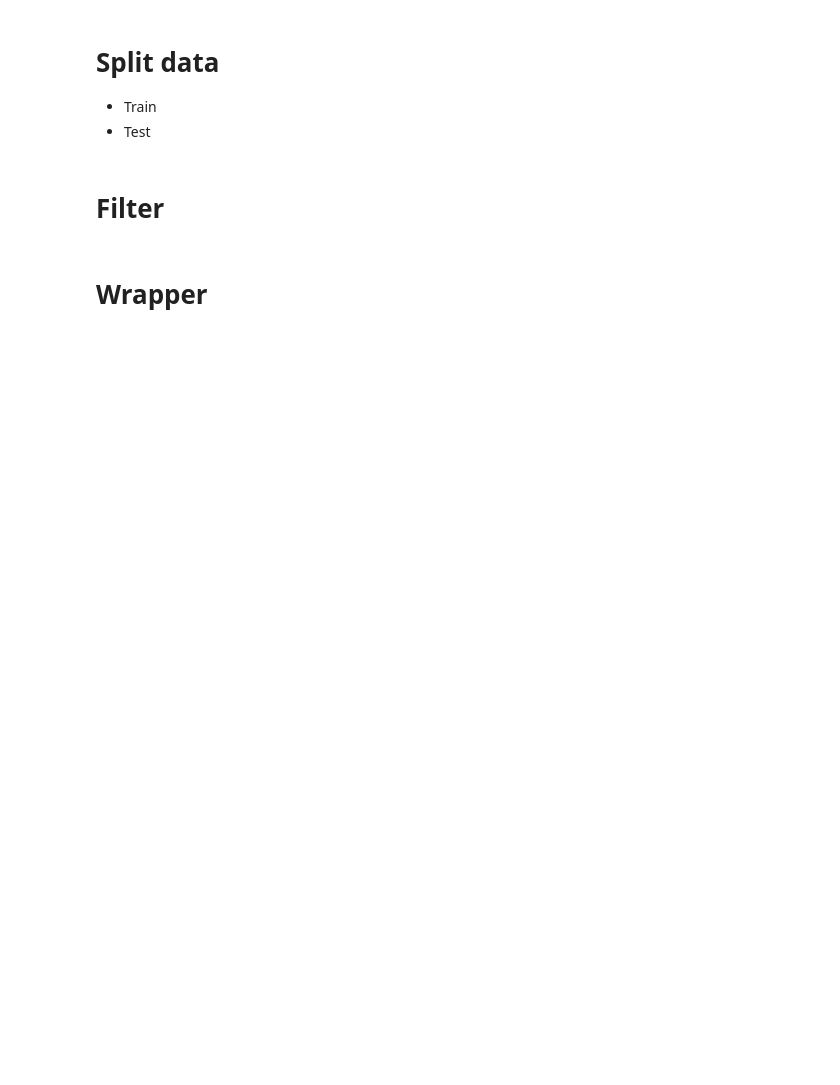
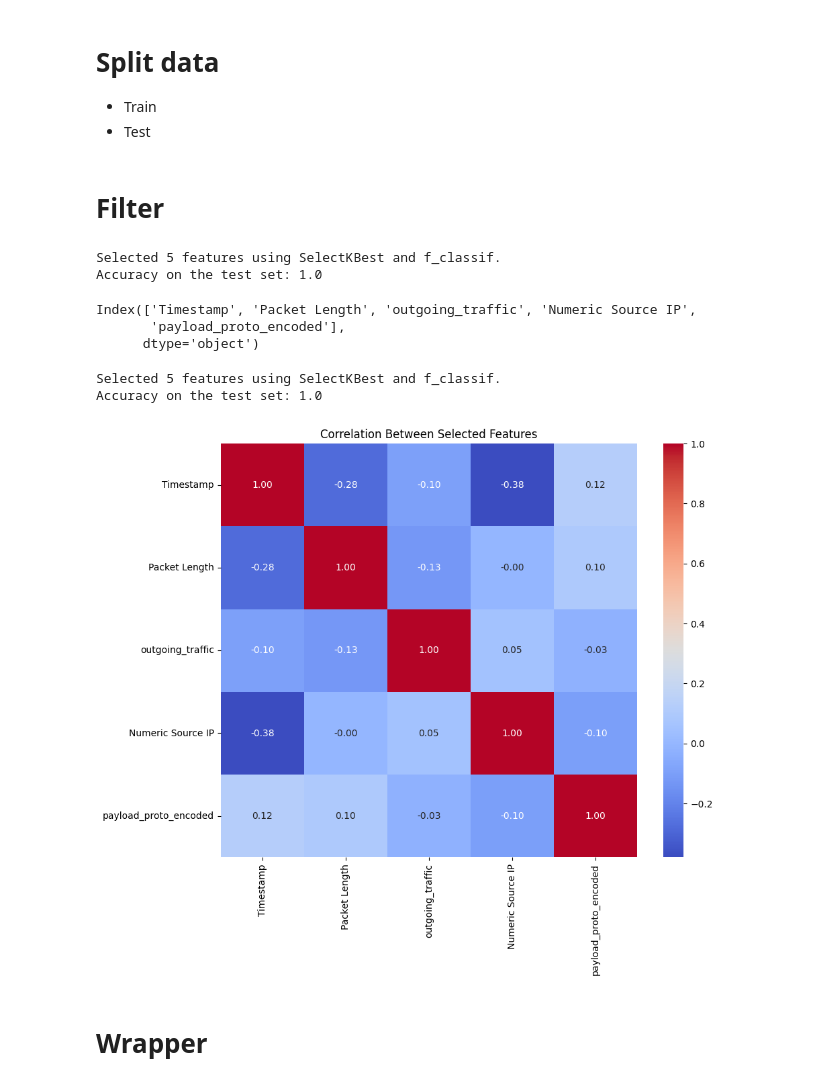
Before and after one commit to mundruid/cyber-ml, a Jupyter notebook: cyber_ml/blog_fe_5.ipynb, the cells around one changed output. Drawn from its saved outputs; the diff is of its cells as text; code cells hidden in the pictures; blank space fills up the shorter version.

Commit message:
adds feature correlation graphs

```diff
--- a/cyber_ml/blog_fe_5.ipynb
+++ b/cyber_ml/blog_fe_5.ipynb
@@ -156,12 +132,15 @@ print(problematic_indices)
 # %%
+import warnings
+warnings.filterwarnings("ignore")  # This will suppress all warnings
+
 # Select the top k features using SelectKBest and f_classif
 k_best = 5  # You can adjust this value based on your dataset and requirements
 selector = SelectKBest(f_classif, k=k_best)
-X_train_selected = selector.fit_transform(X_train_np, y_train_np)
+X_train_selected = selector.fit_transform(X_train, y_train)
 
 # Train a classifier using the selected features
 clf = RandomForestClassifier(random_state=42)
-clf.fit(X_train_selected, y_train_np)
+clf.fit(X_train_selected, y_train)
 
 # Transform the test set using the same feature selector
 X_test_selected = selector.transform(X_test)
@@ -172,5 +151,59 @@ accuracy = accuracy_score(y_test, y_pred)
 
 print(f"Selected {k_best} features using SelectKBest and f_classif.")
 print(f"Accuracy on the test set: {accuracy}")
+# %% [output]
+Selected 5 features using SelectKBest and f_classif.
+Accuracy on the test set: 1.0
+# %%
+# Get indices of selected features
+selected_indices = selector.get_support(indices=True)
+
+# Get names of selected feature columns
+selected_columns = X_train.columns[selected_indices]
+selected_columns
+# %% [output]
+Index(['Timestamp', 'Packet Length', 'outgoing_traffic', 'Numeric Source IP',
+       'payload_proto_encoded'],
+      dtype='object')
+# %%
+import warnings
+warnings.filterwarnings("ignore")  # This will suppress all warnings
+
+# Select the top k features using SelectKBest and f_classif
+k_best = 5  # You can adjust this value based on your dataset and requirements
+selector = SelectKBest(f_classif, k=k_best)
+X_train_selected = selector.fit_transform(X_train, y_train)
+
+# Train a classifier using the selected features
+clf = RandomForestClassifier(random_state=42)
+clf.fit(X_train_selected, y_train)
+
+# Transform the test set using the same feature selector
+X_test_selected = selector.transform(X_test)
+
+# Make predictions and evaluate the performance
+y_pred = clf.predict(X_test_selected)
+accuracy = accuracy_score(y_test, y_pred)
+
+print(f"Selected {k_best} features using SelectKBest and f_classif.")
+print(f"Accuracy on the test set: {accuracy}")
+# %% [output]
+Selected 5 features using SelectKBest and f_classif.
+Accuracy on the test set: 1.0
+# %%
+# Calculate the correlation matrix of the selected features
+corr_matrix = np.corrcoef(X_train_selected, rowvar=False)
+
+# Create a DataFrame for better visualization
+columns = [f"{feature}" for feature in selected_columns]
+corr_df = pd.DataFrame(corr_matrix, columns=columns, index=columns)
+
+# Plot the heatmap
+plt.figure(figsize=(10, 8))
+sns.heatmap(corr_df, annot=True, cmap="coolwarm", fmt=".2f")
+plt.title("Correlation Between Selected Features")
+plt.show()
+# %% [output]
+[figure, added]
 # %% [markdown]
 # Wrapper
```
Also changed, not shown: parts of 18 cells of this notebook.
